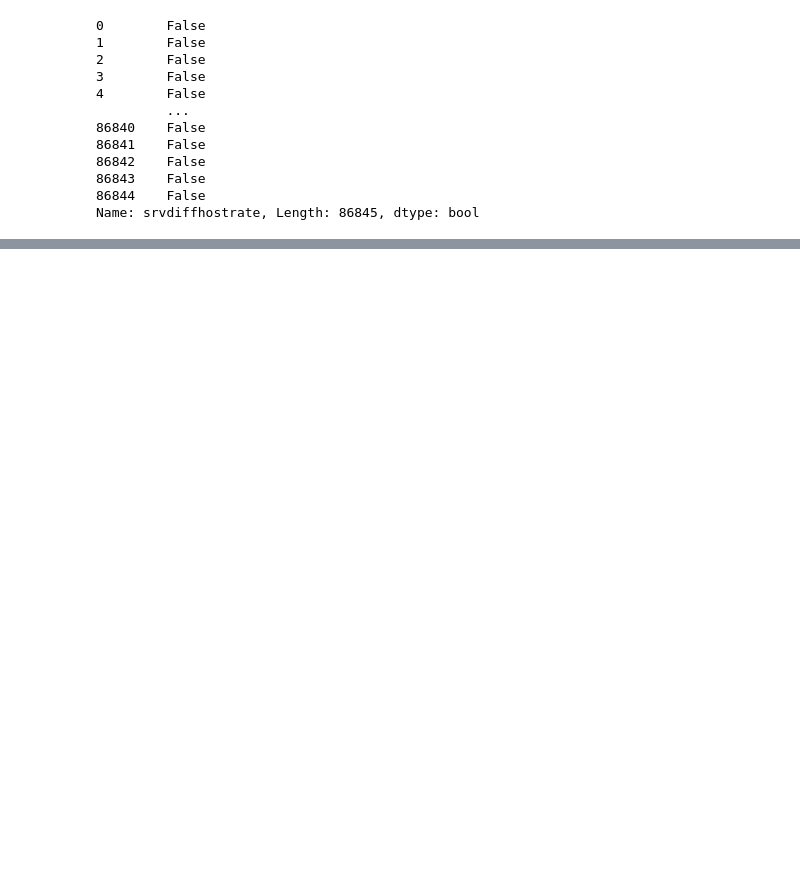
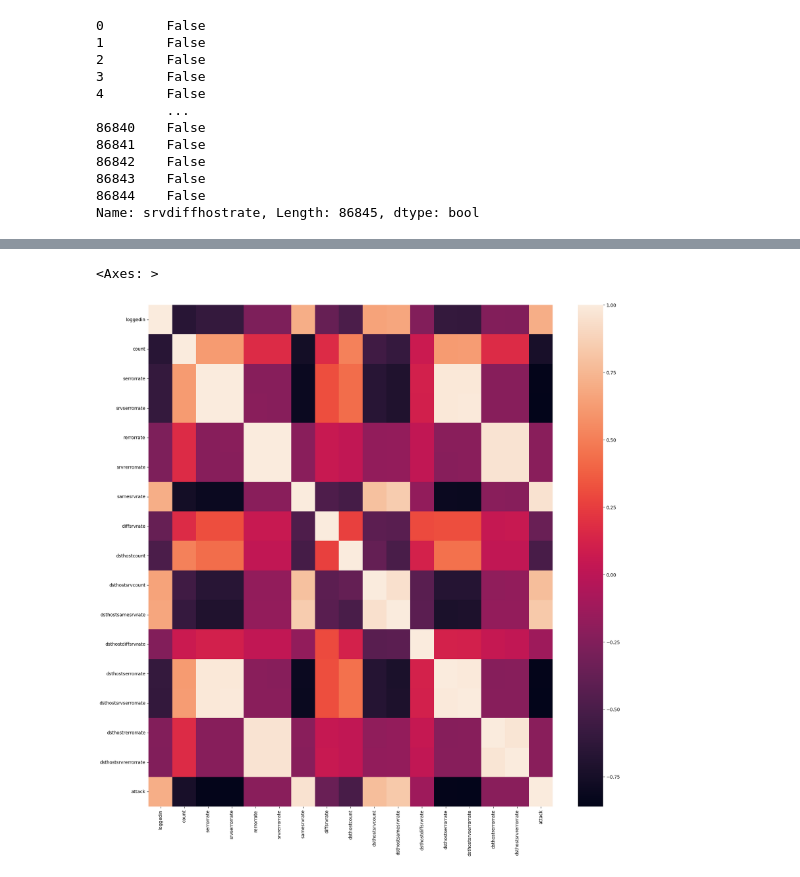
Before and after one commit to SketchyCarrot/Network_Activity_Anomaly_Detection, a Jupyter notebook: main.ipynb, the cells around one changed output, grey strips where cells are left out. Cells and saved outputs as stored; diff of their text form; code cells hidden in the pictures; blank space fills up the shorter version.

```diff
--- a/main.ipynb
+++ b/main.ipynb
@@ -220,0 +235,3 @@ df1 = df[(df.duration < 3100)]
+# %%
+dfff = dff[(dff["diffsrvrate"] <= 0.75) & (dff["diffsrvrate"] >= 0.0)]
+dfff
@@ -221 +252,3 @@ df1 = df[(df.duration < 3100)]
+# %%
+dfff = dfff.drop(["numcompromised", "numroot"], axis=1)
 # %%
@@ -236,0 +271,3 @@ df
+# %%
+lencoder = LabelEncoder()
+dfff.attack = lencoder.fit_transform(dfff.attack)
@@ -236,0 +292,9 @@ df
+# %%
+dffff = dfff.drop(['protocoltype', 'service', 'flag', 'suattempted', "hot", "dstbytes", "srcbytes", "duration", "numfilecreations", "numshells", "numaccessfiles", "srvcount", "srvdiffhostrate", "dsthostsamesrcportrate", "dsthostsrvdiffhostrate", "lastflag"], axis=1)
+dfff = dfff.drop(["hot", "dstbytes", "srcbytes", "duration", "numfilecreations", "numshells", "numaccessfiles", "srvcount", "srvdiffhostrate", "dsthostsamesrcportrate", "dsthostsrvdiffhostrate", "lastflag"], axis=1)
+# %%
+plt.figure(figsize=(20, 20))
+sns.heatmap(dffff.corr())
+# %% [output]
+<Axes: >
+[figure, added]
```
Also changed, not shown: parts of 34 cells of this notebook, 1 other file.
